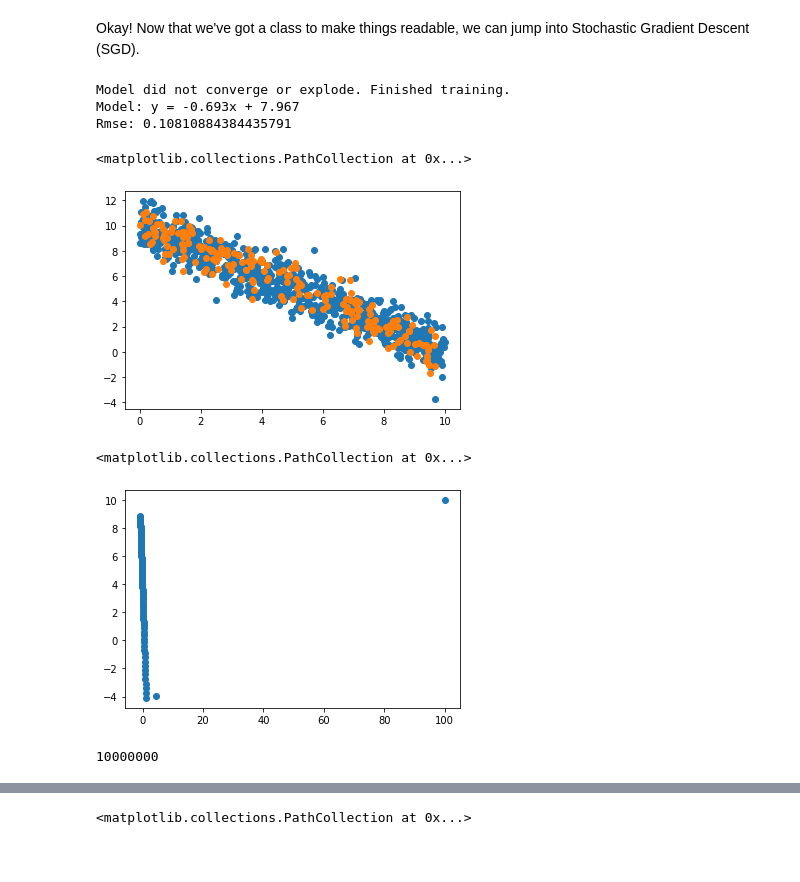
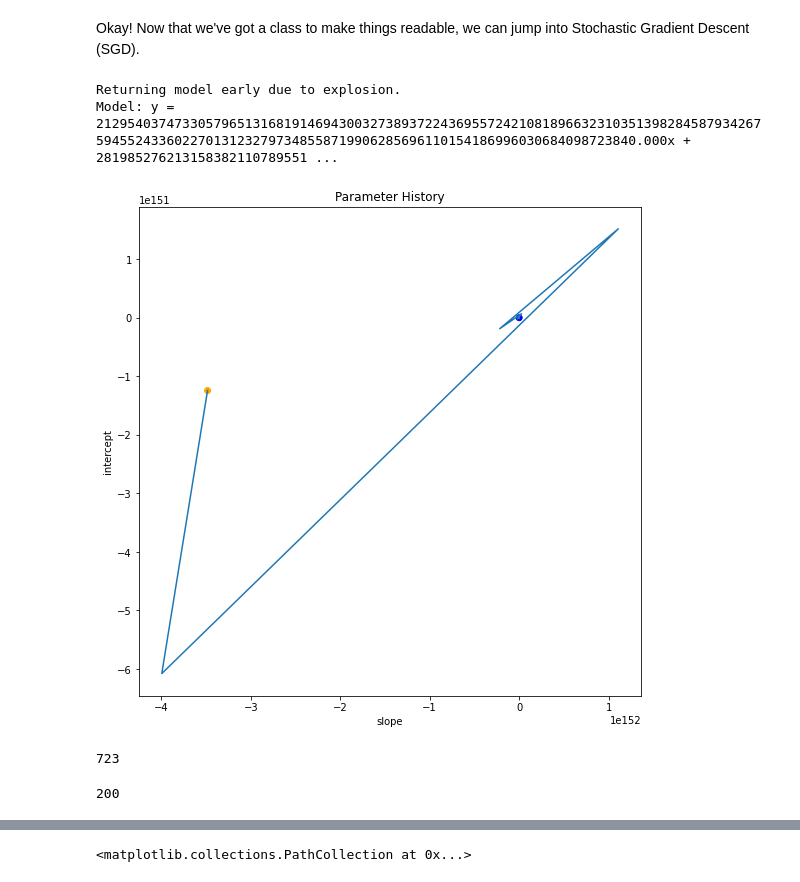
Before and after one commit to danhales/exploding-gradient, a Jupyter notebook: exploding-gradient.ipynb, the cells around one changed output, grey strips where cells are left out. Cells and saved outputs as stored; diff of their text form; code cells hidden in the pictures; blank space fills up the shorter version.

Commit message:
started markup investigating why explosion occurred

```diff
--- a/exploding-gradient.ipynb
+++ b/exploding-gradient.ipynb
@@ -416,11 +416,11 @@ def stochastic_gradient_descent(x_values=None,
 x, y = load_data()
 x_train, x_test, y_train, y_test = train_test_split(x, y)
 model = stochastic_gradient_descent(num_epochs=100,
-                                    learning_rate=.0001,
+                                    learning_rate=.1,
                                     x_values=x_train,
                                     y_values=y_train,
-                                    initial_m=100,
-                                    initial_b=10,
+                                    initial_m=1,
+                                    initial_b=1,
                                     true_m=-1,
                                     true_b=10,
                                     threshold_m=0.01,
@@ -428,16 +428,6 @@ model = stochastic_gradient_descent(num_epochs=100,
                                     seed=0)
 
 print('Model:', model)
-print('Rmse:', model.rmse(x_test, y_test))
 # %% [output]
-Model did not converge or explode. Finished training.
-Model: y = -0.693x + 7.967
-Rmse: 0.10810884384435791
+Returning model early due to explosion.
+Model: y = 2129540374733057965131681914694300327389372243695572421081896632310351398284587934267594552433602270131232797348558719906285696110154186996030684098723840.000x + 281985276213158382110789551 ...
-# %%
-import matplotlib.pyplot as plt
-
-plt.scatter(x_train, y_train)
-plt.scatter(x_test, y_test)
-# %% [output]
-<matplotlib.collections.PathCollection at 0x...>
-[figure, removed]
@@ -447,10 +434,26 @@ bs = [step['b'] for step in model.history]
-# %%
-import matplotlib.pyplot as plt
-plt.scatter(ms[::int(len(model.history)/100)], bs[::int(len(model.history)/100)])
-# %% [output]
-<matplotlib.collections.PathCollection at 0x...>
-[figure, removed]
+# %%
+import tqdm
+import matplotlib.pyplot as plt
+
+def plot_history(model):
+    ms = [step['m'] for step in model.history]
+    bs = [step['b'] for step in model.history]
+
+    plt.figure(figsize=(9,9))
+    plt.scatter([ms[0], ms[-1]], [bs[0], bs[-1]], c=['blue', 'orange'])
+    plt.plot(ms, bs);
+    plt.xlabel('slope')
+    plt.ylabel('intercept')
+    plt.title('Parameter History');
+
+plot_history(model)
+# %% [output]
+[figure, added]
 # %%
 len(model.history)
 # %% [output]
-10000000
+723
+# %%
+len(x_test)
+# %% [output]
+200
```
Also changed, not shown: parts of 7 cells of this notebook.
